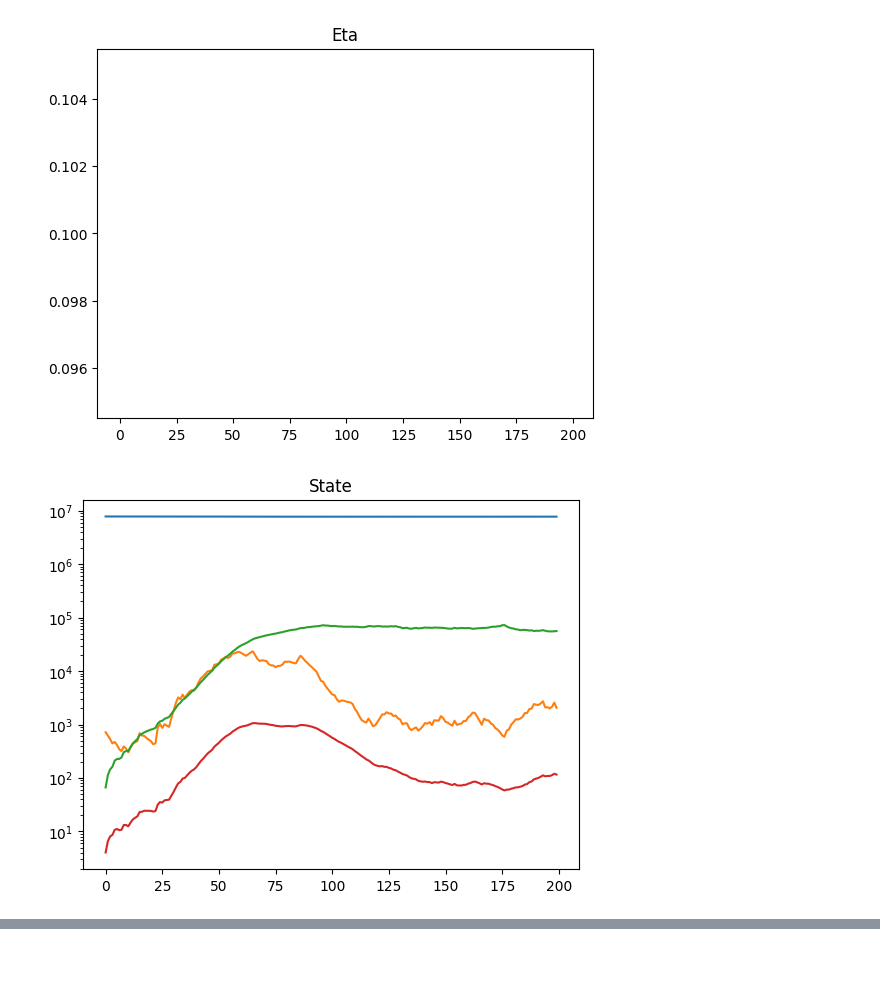
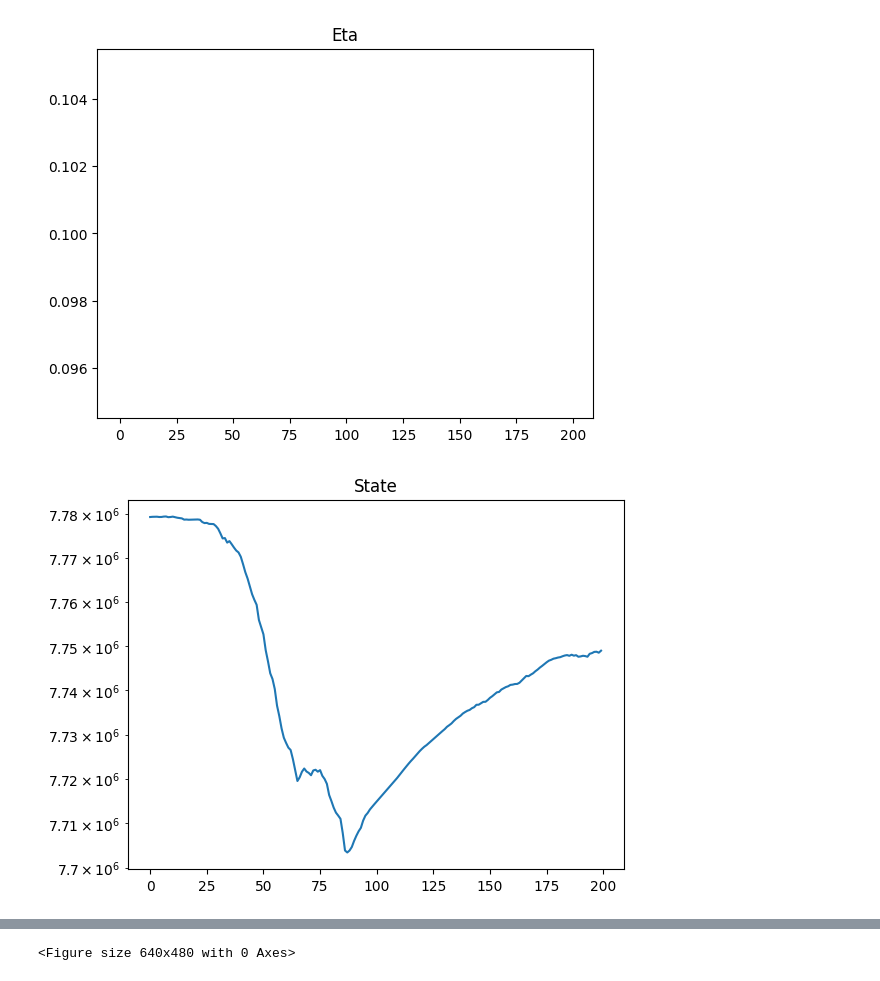
Before and after one commit to atiumcache/PF_forecast, a Jupyter notebook: juptyer notebooks/pf_entrypoint.ipynb, the cells around one changed output, grey strips where cells are left out. Cells and saved outputs as stored; diff of their text form; code cells hidden in the pictures.

```diff
--- a/juptyer notebooks/pf_entrypoint.ipynb
+++ b/juptyer notebooks/pf_entrypoint.ipynb
@@ -138,6 +138,10 @@ plt.show()
 
 plt.yscale('log')
 plt.title("State")
-plt.plot(pf_state)
+
+for i in range(4):
+    plt.plot(pf_state[:,i])
+    plt.show()
+
 plt.savefig('State.png')
 # %% [output]
@@ -146,3 +150,3 @@ plt.savefig('State.png')
 [figure]
 [figure]
-[figure, old version]
+[figure, new version]
@@ -148,0 +156 @@ plt.savefig('State.png')
+<Figure size 640x480 with 0 Axes>
```
Also changed, not shown: parts of 2 cells of this notebook, 10 other files.
